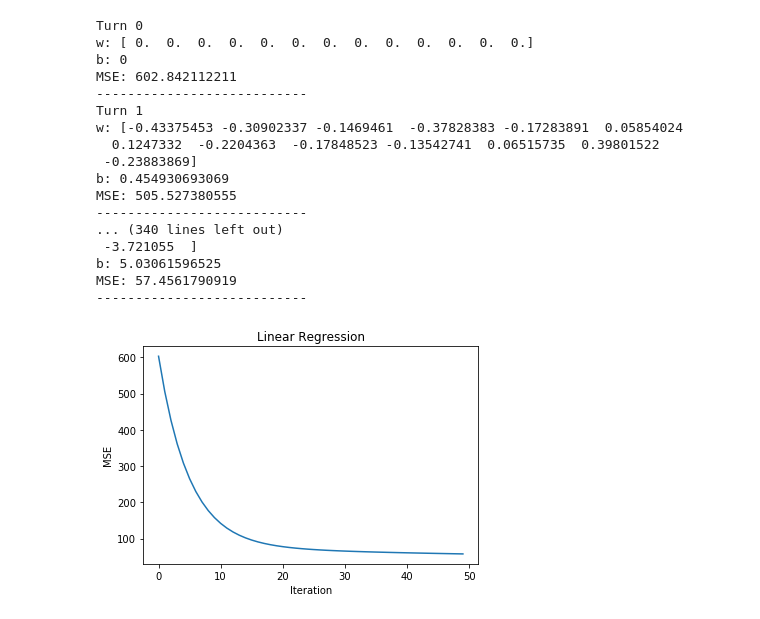
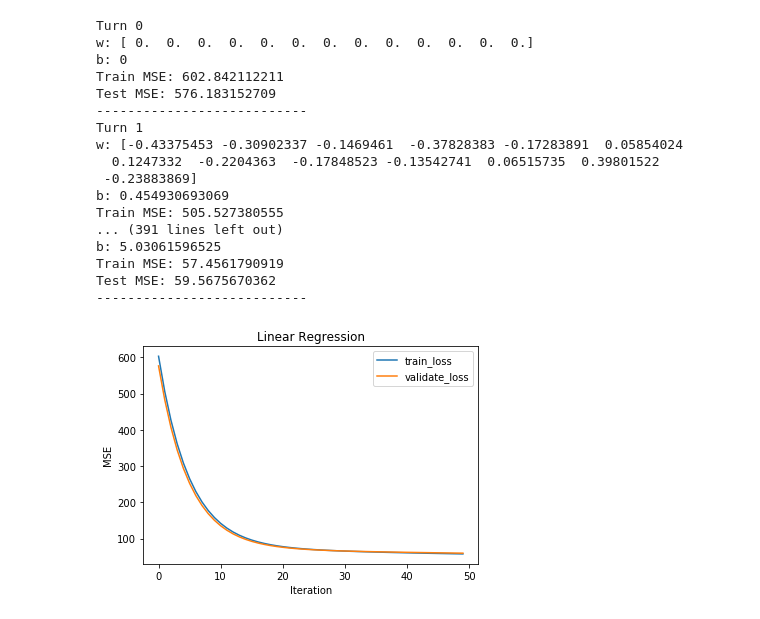
Before and after one commit to ZezhongWang/ML2017-lab-01, a Jupyter notebook: RegressionExperiment.ipynb, the cells around one changed output. Cells and saved outputs as stored; diff of their text form; code cells hidden in the pictures.

```diff
--- a/RegressionExperiment.ipynb
+++ b/RegressionExperiment.ipynb
@@ -59,54 +61,60 @@ class LinearRegression(object):
         b1 = b - self.learning_rate_*g_b
         return w1, b1
 
-    def fit(self, X, y):
+    def fit(self, X_train, y_train, X_test, y_test):
         '''
             Gradient descent
         '''
-        n_features = X.shape[1]
+        n_features = X_train.shape[1]
         n_targets = 1
         self.w_ = np.zeros([n_features])
         self.b_ = 0
-        MSE_list = []
+        train_MSE_list = []
+        test_MSE_list = []
         for i in range(self.turns_):
             if self.silence_ == False:
                 print('Turn %d'%i)
                 print('w:', self.w_)
                 print('b:', self.b_)
-                print('MSE:', self.calc_error(X, y, self.w_, self.b_))
+                print('Train MSE:', self.calc_error(X_train, y_train, self.w_, self.b_))
+                print('Test MSE:', self.calc_error(X_test, y_test, self.w_, self.b_))
                 print('---------------------------')
-                MSE_list.append(self.calc_error(X, y, self.w_, self.b_))
-            self.w_, self.b_ = self.gradient(X, y, self.w_, self.b_)
+                train_MSE_list.append(self.calc_error(X_train, y_train, self.w_, self.b_))
+                test_MSE_list.append(self.calc_error(X_test, y_test, self.w_, self.b_))
+            self.w_, self.b_ = self.gradient(X_train, y_train, self.w_, self.b_)
         print('Iteration End')
         print('w:', self.w_)
         print('b:', self.b_)
-        print('MSE:', self.calc_error(X, y, self.w_, self.b_))
+        print('Train MSE:', self.calc_error(X_train, y_train, self.w_, self.b_))
+        print('Test MSE:', self.calc_error(X_test, y_test, self.w_, self.b_))
         print('---------------------------')
         if self.silence_ == False:
-            plt.plot(range(self.turns_), MSE_list)
+            fig1, = plt.plot(range(self.turns_), train_MSE_list)
+            fig2, = plt.plot(range(self.turns_), test_MSE_list)
             plt.xlabel('Iteration')
             plt.ylabel('MSE')
+            plt.legend(handles=[fig1,fig2], labels=['train_loss','validate_loss'], loc='best')
             plt.title('Linear Regression')
             plt.show()
 # %%
-clf = LinearRegression(50, 0.01)
-clf.fit(x_train, y_train)
+clf = LinearRegression(turns = 50, learning_rate = 0.01)
+clf.fit(x_train, y_train, x_test, y_test)
 # %% [output]
 Turn 0
 w: [ 0.  0.  0.  0.  0.  0.  0.  0.  0.  0.  0.  0.  0.]
 b: 0
-MSE: 602.842112211
+Train MSE: 602.842112211
+Test MSE: 576.183152709
 ---------------------------
 Turn 1
 w: [-0.43375453 -0.30902337 -0.1469461  -0.37828383 -0.17283891  0.05854024
   0.1247332  -0.2204363  -0.17848523 -0.13542741  0.06515735  0.39801522
  -0.23883869]
 b: 0.454930693069
-MSE: 505.527380555
+Train MSE: 505.527380555
+... (391 lines left out)
+b: 5.03061596525
+Train MSE: 57.4561790919
+Test MSE: 59.5675670362
 ---------------------------
-... (340 lines left out)
- -3.721055  ]
-b: 5.03061596525
-MSE: 57.4561790919
----------------------------
-[figure, old version]
+[figure, new version]
```
Also changed, not shown: parts of 2 cells of this notebook, 1 other file.
